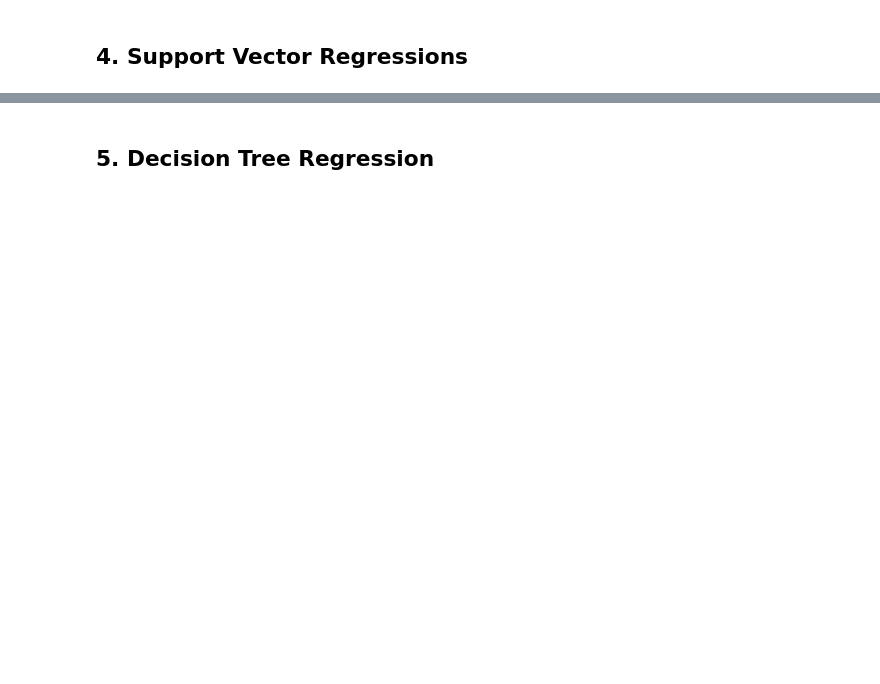
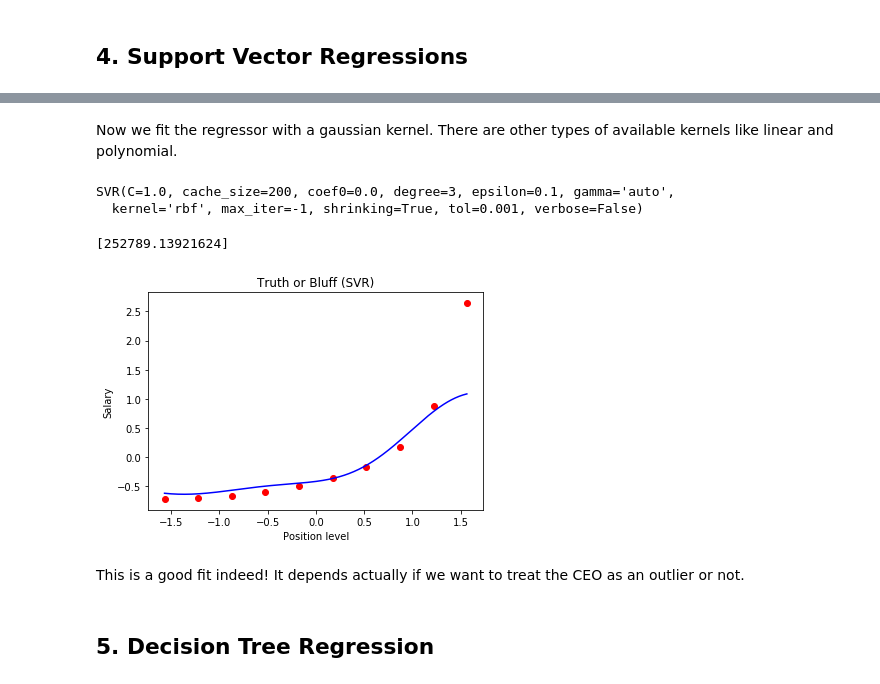
Before and after one commit to ucouerbe/mooc-udemy-mlAtoZ, a Jupyter notebook: Ch2 - Regression.ipynb, the cells around one changed output, grey strips where cells are left out. Cells and saved outputs as stored; diff of their text form; code cells hidden in the pictures; blank space fills up the shorter version.

```diff
--- a/Ch2 - Regression.ipynb
+++ b/Ch2 - Regression.ipynb
@@ -161,7 +428,31 @@ plt.show()
+# %%
+# Let's import the libraries
+import numpy as np
+import matplotlib.pyplot as plt
+import pandas as pd
+import os
+
+# And now let's import the dataset
+dataset = pd.read_csv('Part2-Position_Salaries.csv')
+X = dataset.iloc[:, 1:2].values
+y = dataset.iloc[:, 2].values
+
+# Since a feature scaler doesn't accept one column data we have to reshape y
+y=np.reshape(y, (-1, 1))
+
+# Feature Scaling
+from sklearn.preprocessing import StandardScaler
+sc_X = StandardScaler()
+sc_y = StandardScaler()
+X = sc_X.fit_transform(X)
+y = sc_y.fit_transform(y)
+# %% [markdown]
+Now we fit the regressor with a gaussian kernel. There are other types of available kernels like linear and polynomial.
 # %%
-# Use a feature Scaler for an SVR
-
 # Fitting SVR to the dataset
 from sklearn.svm import SVR
 regressor = SVR(kernel = 'rbf')
 regressor.fit(X, y)
+# %% [output]
+SVR(C=1.0, cache_size=200, coef0=0.0, degree=3, epsilon=0.1, gamma='auto',
+  kernel='rbf', max_iter=-1, shrinking=True, tol=0.001, verbose=False)
@@ -168,2 +463,20 @@ regressor.fit(X, y)
+# %%
+print(y_pred)
+# %% [output]
+[252789.13921624]
+# %%
+# Visualising the SVR results (for higher resolution and smoother curve)
+X_grid = np.arange(min(X), max(X), 0.01) # choice of 0.01 instead of 0.1 step because the data is feature scaled
+X_grid = X_grid.reshape((len(X_grid), 1))
+plt.scatter(X, y, color = 'red')
+plt.plot(X_grid, regressor.predict(X_grid), color = 'blue')
+plt.title('Truth or Bluff (SVR)')
+plt.xlabel('Position level')
+plt.ylabel('Salary')
+plt.show()
+# %% [output]
+[figure, added]
+# %% [markdown]
+This is a good fit indeed! It depends actually if we want to treat the CEO as an outlier or not.
 # %% [markdown]
 ## 5. Decision Tree Regression ##
```
Also changed, not shown: parts of 56 cells of this notebook.
